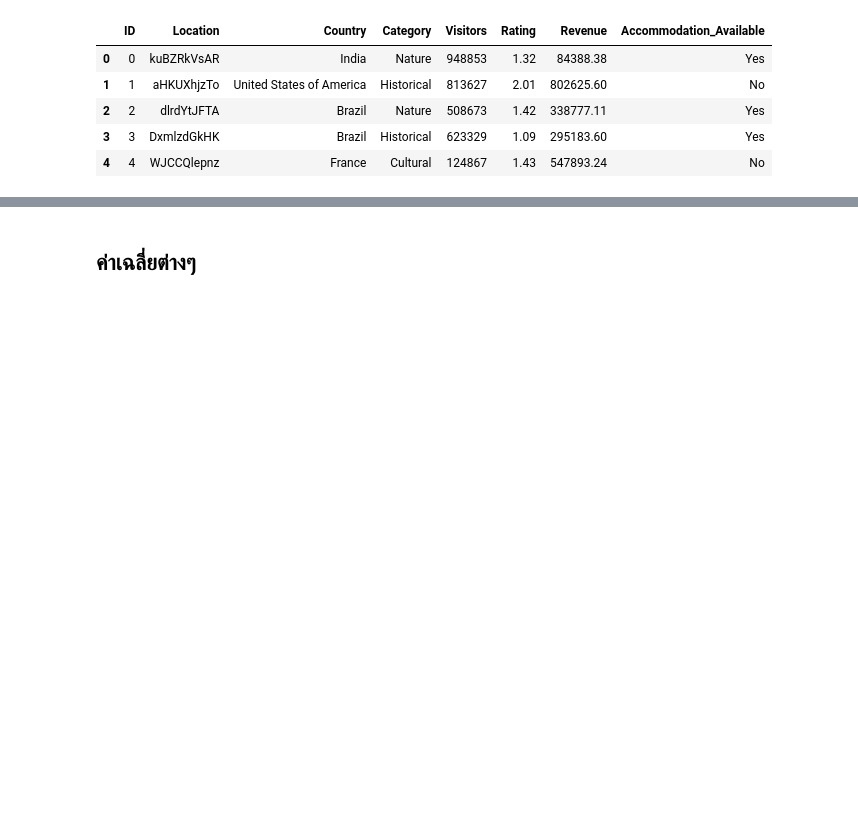
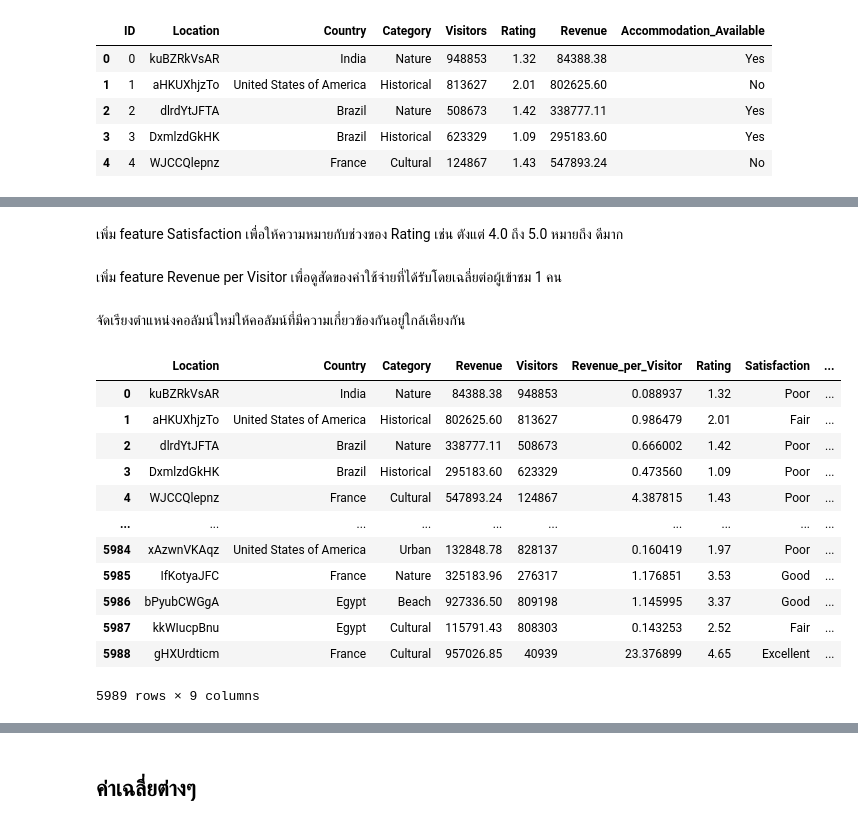
Before and after one commit to Mirai-Kuma/DSProject, a Jupyter notebook: Tourism_REAL.ipynb, the cells around one changed output, grey strips where cells are left out. Saved outputs shown, nothing was run; the diff lists cells and outputs as text; code cells hidden in the pictures; blank space fills up the shorter version.

```diff
--- a/Tourism_REAL.ipynb
+++ b/Tourism_REAL.ipynb
@@ -69,0 +76,2 @@ tour.head()
+# %% [markdown]
+เพิ่ม feature Satisfaction เพื่อให้ความหมายกับช่วงของ Rating เช่น ตังแต่ 4.0 ถึง 5.0 หมายถึง ดีมาก
@@ -69,0 +90,2 @@ tour.head()
+# %% [markdown]
+เพิ่ม feature Revenue per Visitor เพื่อดูสัดของค่าใช้จ่ายที่ได้รับโดยเฉลี่ยต่อผู้เข้าชม 1 คน
@@ -69,0 +94,20 @@ tour.head()
+# %% [markdown]
+จัดเรียงตำแหน่งคอลัมน์ใหม่ให้คอลัมน์ที่มีความเกี่ยวข้องกันอยู่ใกล้เคียงกัน
+# %%
+new_order = ['Location', 'Country', 'Category', 'Revenue', 'Visitors', 'Revenue_per_Visitor', 'Rating', 'Satisfaction', 'Accommodation_Available']
+tour = tour[new_order]
+tour
+# %% [output]
+|  | Location | Country | Category | Revenue | Visitors | Revenue_per_Visitor | Rating | Satisfaction | ... |
+| 0 | kuBZRkVsAR | India | Nature | 84388.38 | 948853 | 0.088937 | 1.32 | Poor | ... |
+| 1 | aHKUXhjzTo | United States of America | Historical | 802625.60 | 813627 | 0.986479 | 2.01 | Fair | ... |
+| 2 | dlrdYtJFTA | Brazil | Nature | 338777.11 | 508673 | 0.666002 | 1.42 | Poor | ... |
+| 3 | DxmlzdGkHK | Brazil | Historical | 295183.60 | 623329 | 0.473560 | 1.09 | Poor | ... |
+| 4 | WJCCQlepnz | France | Cultural | 547893.24 | 124867 | 4.387815 | 1.43 | Poor | ... |
+| ... | ... | ... | ... | ... | ... | ... | ... | ... | ... |
+| 5984 | xAzwnVKAqz | United States of America | Urban | 132848.78 | 828137 | 0.160419 | 1.97 | Poor | ... |
+| 5985 | IfKotyaJFC | France | Nature | 325183.96 | 276317 | 1.176851 | 3.53 | Good | ... |
+| 5986 | bPyubCWGgA | Egypt | Beach | 927336.50 | 809198 | 1.145995 | 3.37 | Good | ... |
+| 5987 | kkWIucpBnu | Egypt | Cultural | 115791.43 | 808303 | 0.143253 | 2.52 | Fair | ... |
+| 5988 | gHXUrdticm | France | Cultural | 957026.85 | 40939 | 23.376899 | 4.65 | Excellent | ... |
+5989 rows × 9 columns
```
Also changed, not shown: parts of 13 cells of this notebook.
